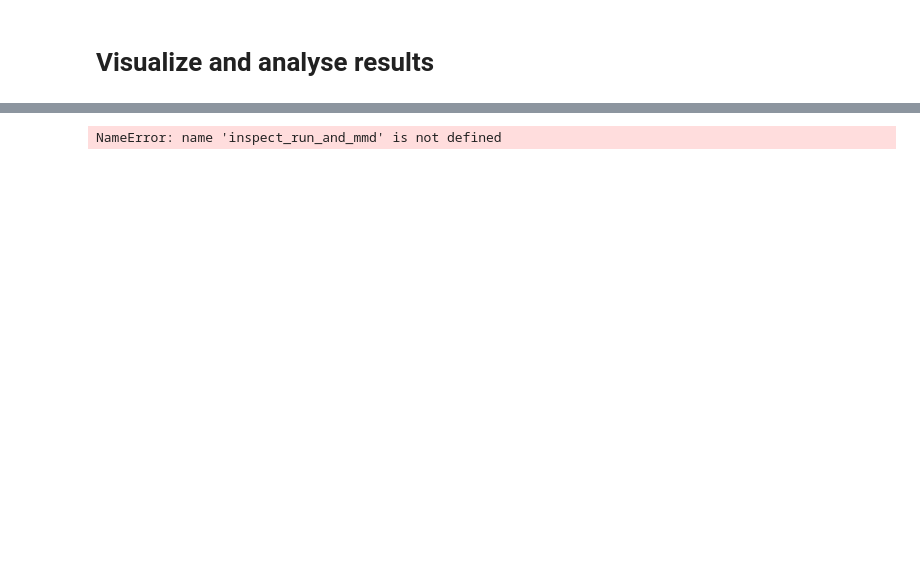
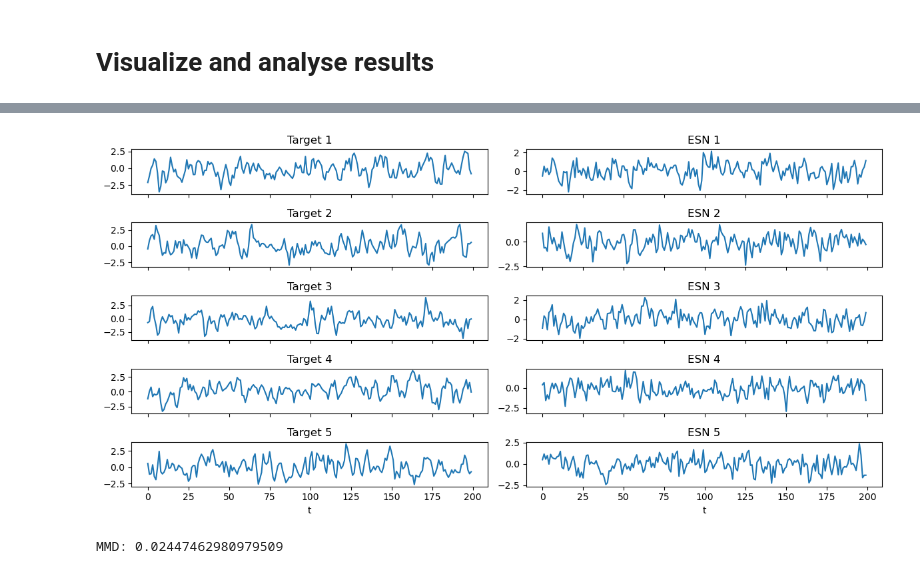
Before and after one commit to omersuder5/My_trial_space, a Jupyter notebook: example_training_AR.ipynb, the cells around one changed output, grey strips where cells are left out. Cells and saved outputs as stored; diff of their text form; code cells hidden in the pictures; blank space fills up the shorter version.

```diff
--- a/example_training_AR.ipynb
+++ b/example_training_AR.ipynb
@@ -187,4 +198,5 @@ Final loss: -0.0015
 # %%
-inspection = inspect_run_and_mmd(results, kwargs, n_examples=5, kernel_mmd = None, use_best=True)
+inspection = inspect_run_and_mmd(results, kwargs, n_examples=5, kernel_mmd = rbf_kernel, use_best=True)
 # %% [output]
+[figure, added]
-NameError: name 'inspect_run_and_mmd' is not defined
+MMD: 0.02447462980979509
```
Also changed, not shown: parts of 7 cells of this notebook, 12 other files.
